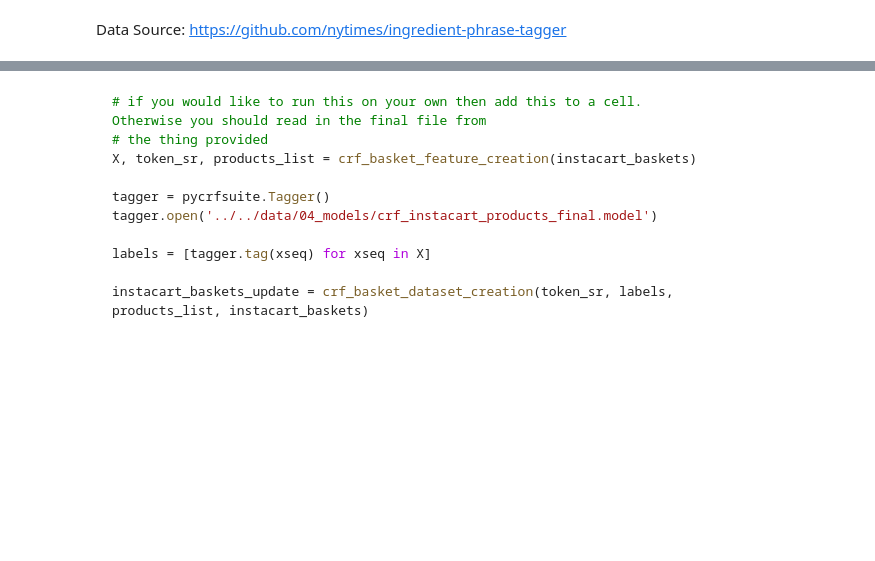
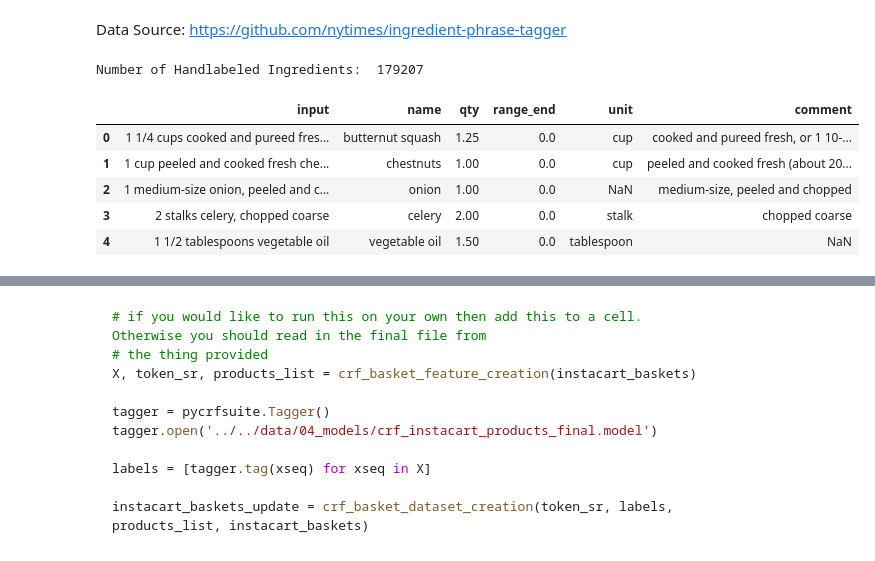
Before and after one commit to Achal0130/GrillHill, a Jupyter notebook: final-report.ipynb, the cells around one changed output, grey strips where cells are left out. Cells and saved outputs as stored; diff of their text form; code cells hidden in the pictures; blank space fills up the shorter version.

```diff
--- a/final-report.ipynb
+++ b/final-report.ipynb
@@ -156,10 +166,18 @@ print('Number of unique recipes: ', len(recipes_sr_inter))
 # %% [markdown]
 Data Source: https://github.com/nytimes/ingredient-phrase-tagger
 # %%
-nyt_ing = pd.read_csv('../../data/01_raw/nyt-ingredients-snapshot-2015.csv')
+nyt_ing = pd.read_csv('nyt-ingredients-snapshot-2015.csv')
 nyt_ing.drop(columns=['index'], inplace=True)
 print('Number of Handlabeled Ingredients: ', len(nyt_ing))
 nyt_ing.head()
+# %% [output]
+Number of Handlabeled Ingredients:  179207
+|  | input | name | qty | range_end | unit | comment |
+| 0 | 1 1/4 cups cooked and pureed fres... | butternut squash | 1.25 | 0.0 | cup | cooked and pureed fresh, or 1 10-... |
+| 1 | 1 cup peeled and cooked fresh che... | chestnuts | 1.00 | 0.0 | cup | peeled and cooked fresh (about 20... |
+| 2 | 1 medium-size onion, peeled and c... | onion | 1.00 | 0.0 | NaN | medium-size, peeled and chopped |
+| 3 | 2 stalks celery, chopped coarse | celery | 2.00 | 0.0 | stalk | chopped coarse |
+| 4 | 1 1/2 tablespoons vegetable oil | vegetable oil | 1.50 | 0.0 | tablespoon | NaN |
 # %%
 nyt_ing.fillna("missing", inplace=True)
 # %%
```
Also changed, not shown: parts of 28 cells of this notebook, 17 other files.
